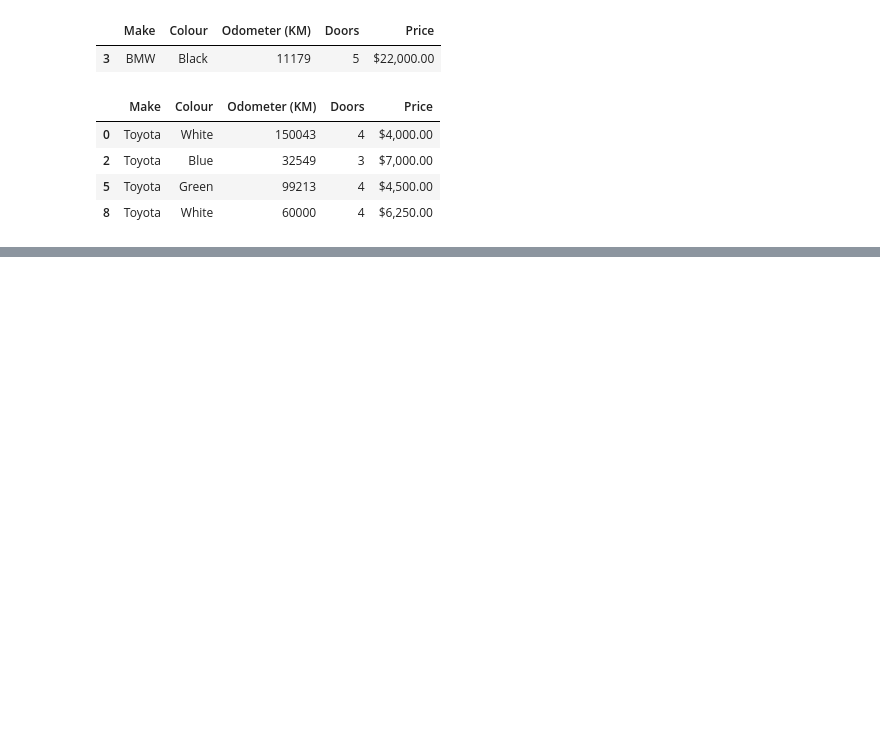
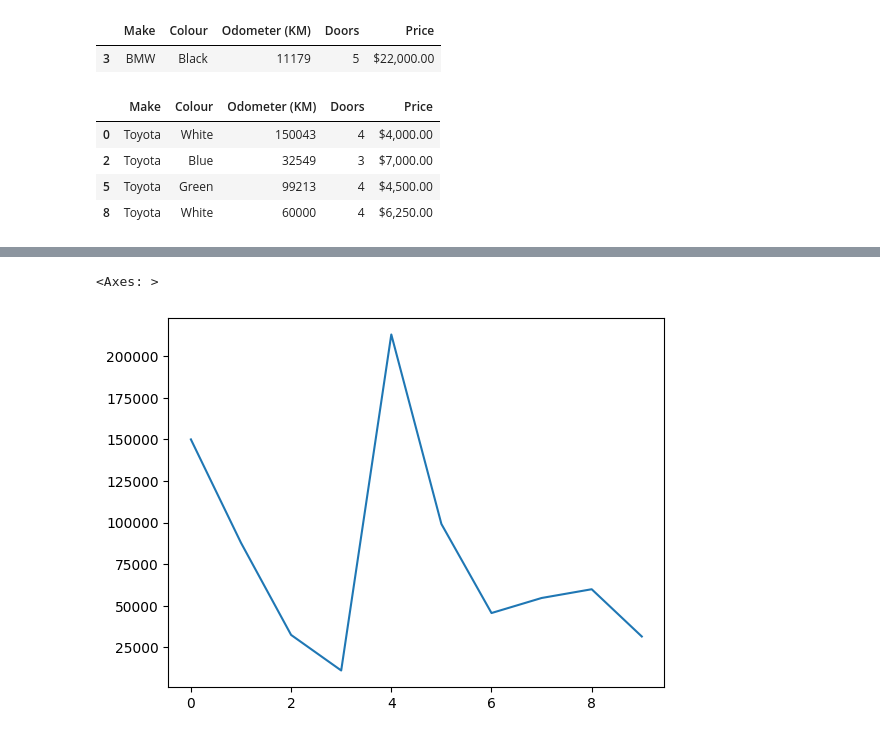
Before and after one commit to kis619/first_jupyter, a Jupyter notebook: Learning_pandas_ztm.ipynb, the cells around one changed output, grey strips where cells are left out. Drawn from its saved outputs; the diff is of its cells as text; code cells hidden in the pictures; blank space fills up the shorter version.

```diff
--- a/Learning_pandas_ztm.ipynb
+++ b/Learning_pandas_ztm.ipynb
@@ -318,0 +361,5 @@ car_sales[toyota_filter]
+# %%
+car_sales["Odometer (KM)"].plot()
+# %% [output]
+<Axes: >
+[figure, added]
```
Also changed, not shown: parts of 29 cells of this notebook, 1 other file.
